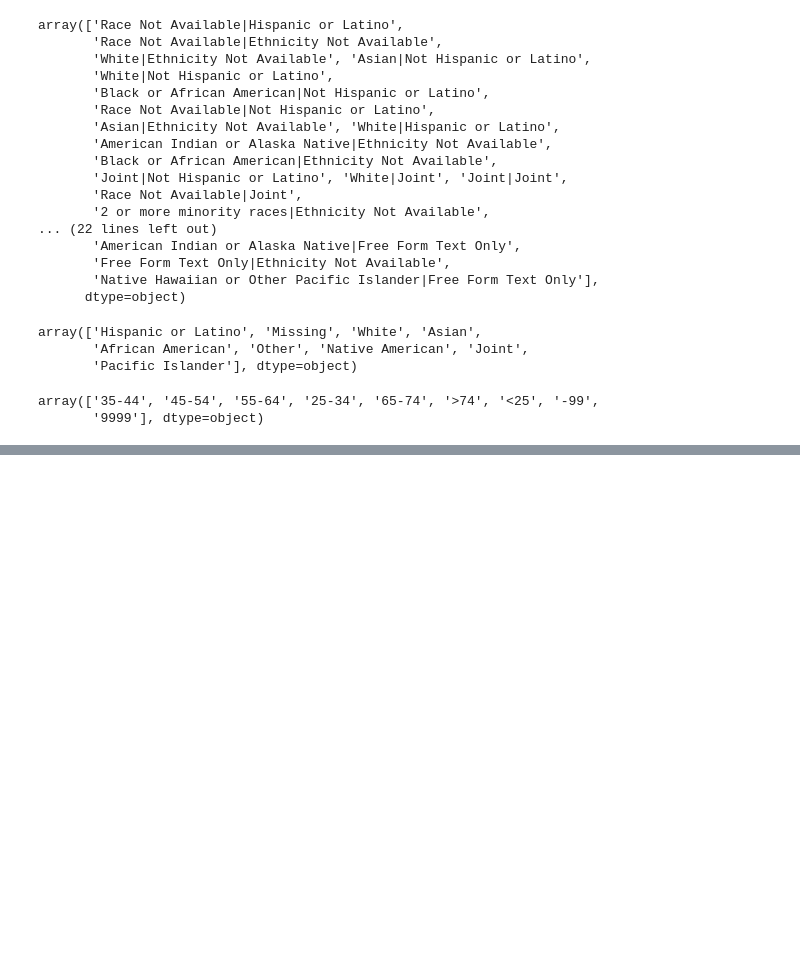
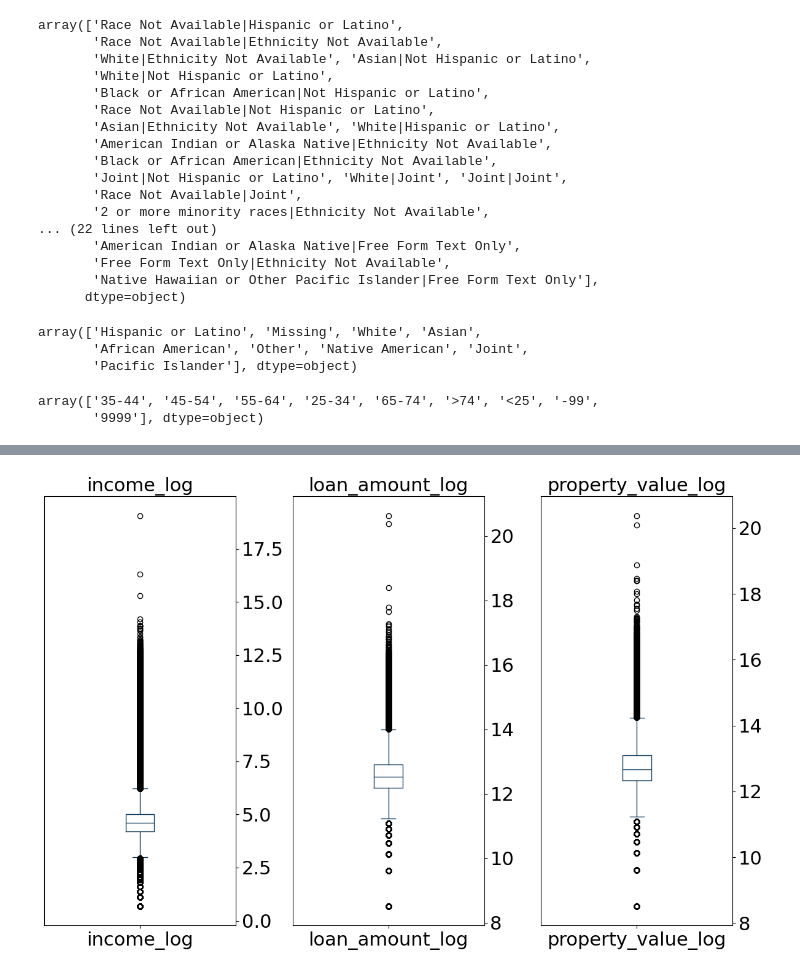
Before and after one commit to CoralLemons/Mortgage-Analysis-Project, a Jupyter notebook: Code/05_HMDA_ModelingDataPrep.ipynb, the cells around one changed output, grey strips where cells are left out. Saved outputs shown, nothing was run; the diff lists cells and outputs as text; code cells hidden in the pictures; blank space fills up the shorter version.

```diff
--- a/Code/05_HMDA_ModelingDataPrep.ipynb
+++ b/Code/05_HMDA_ModelingDataPrep.ipynb
@@ -148,7 +149,7 @@ df.derived_sex.unique()
 # %% [output]
 array(['Male', 'Female', 'Joint', 'Sex Not Available'], dtype=object)
 # %%
-df['derived_sex'] = df['derived_sex'].replace({'Sex Not Available': 'Missing'})
+df['derived_sex'] = df['derived_sex'].replace({'Sex Not Available': 'Prefer not to say'})
 # %%
 df.race_ethnicity.unique()
 # %% [output]
@@ -225,3 +226,5 @@ df.applicant_age.unique()
 # %% [output]
 array(['35-44', '45-54', '55-64', '25-34', '65-74', '>74', '<25', '-99',
        '9999'], dtype=object)
+# %%
+df['applicant_age'] = df['applicant_age'].replace({'-99': 'Prefer not to say'})
@@ -228,10 +244,8 @@ array(['35-44', '45-54', '55-64', '25-34', '65-74', '>74', '<25', '-99',
 # %%
 # Remove negative ammounts
 #fill any nan values in y with 0
-#df = df[df.loc[:,'state_code']!='CA']
 
 df = df.fillna(0)
-df = df[df.loc[:,'state_code']!='CA']
 
 df = df[df.loc[:,'income']>0]
 df = df[df.loc[:,'applicant_age']!='9999']
@@ -253,20 +267,20 @@ df = df[df.loc[:,'property_value']>0]
 # Apply log transformation using numpy's log1p function
 df['property_value_log'] = np.log1p(df['property_value'])
 
-df['interest_rate'] = df['interest_rate'].astype('float32')
-df = df[df['interest_rate']>=0]
-df = df[df['interest_rate']<20]
+# df['interest_rate'] = df['interest_rate'].astype('float32')
+# df = df[df['interest_rate']>=0]
+# df = df[df['interest_rate']<20]
 
 
 df['loan_term'] = df['loan_term'].astype('float32')
-df = df[df['loan_term']>0]
-df = df[df['loan_term']<1500]
+df = df[df['loan_term']==360]
+#df = df[df['loan_term']<1500]
 
 #df['loan_to_value'] = df['loan_amount'] / df['property_value']
 
 #df['debt_to_income'] = df['loan_amount'] / df['income']
 
-df.drop(['income', 'loan_amount', 'property_value', 'denial_reasons', 'activity_year'], axis=1, inplace=True)
+df.drop(['income', 'loan_amount', 'property_value', 'denial_reasons', 'activity_year','interest_rate','loan_term'], axis=1, inplace=True)
 
 # size of dataset
 len(df)
@@ -330 +334,24 @@ concatenated_df = pd.concat([df_race_ethnicity, df_county_code,df_derived_sex,df
 concatenated_df.to_csv(parent_dir + "\\unique_options.csv", index=False)
+# %%
+import matplotlib.pyplot as plt
+
+float_cols = df.select_dtypes(include=['float'])
+
+# Creating subplots with separate y-axes
+fig, axes = plt.subplots(nrows=1, ncols=float_cols.shape[1], figsize=(12, 8), sharey=False)
+
+# Loop through each column and create box plot
+for i, col in enumerate(float_cols.columns):
+    ax = float_cols[col].plot(kind='box', ax=axes[i], vert=True, color='#143F62')
+    ax.yaxis.tick_right()  # Move y-axis to the right
+    axes[i].set_title(col, fontsize=22)  # Increase font size to 18 for title
+
+# Increase font size for tick labels
+for ax in axes:
+    ax.tick_params(axis='both', which='major', labelsize=22)
+
+# Showing the plot
+plt.tight_layout()
+plt.show()
+# %% [output]
+[figure, added]
```
Also changed, not shown: parts of 28 cells of this notebook, 3 other files.
